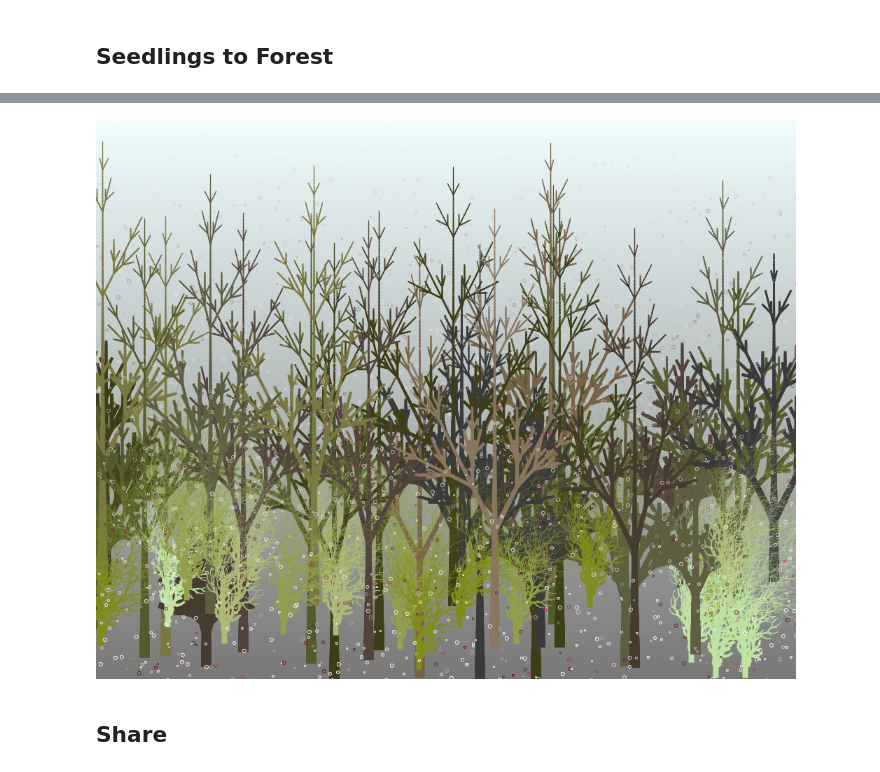
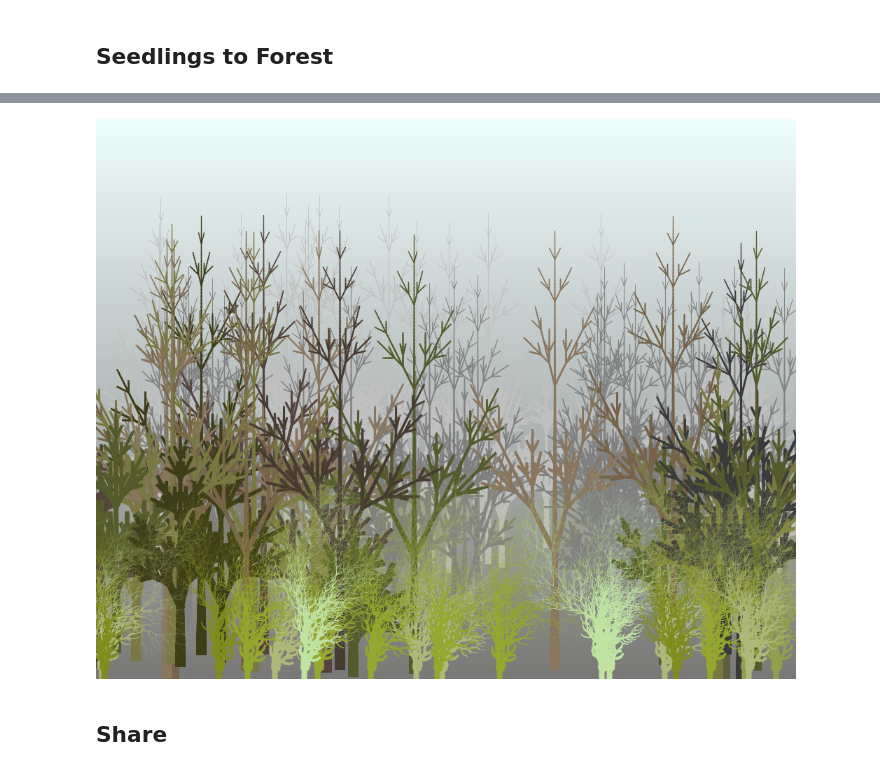
Before and after one commit to maiatoday/ForestWalk, a Jupyter notebook: book/Forest.ipynb, the cells around one changed output, grey strips where cells are left out. Saved outputs shown, nothing was run; the diff lists cells and outputs as text; code cells hidden in the pictures.

Commit message:
fore mod back ground

```diff
--- a/book/Forest.ipynb
+++ b/book/Forest.ipynb
@@ -324,34 +324,39 @@ seedlings
 # %% [output]
 [interactive output not drawn]
 # %%
-import net.maiatoday.forestwalk.lsystem.Seedling
-import net.maiatoday.forestwalk.lsystem.goSquirrel
-import net.maiatoday.forestwalk.tools.*
+// loop through dataframe and draw
+val forestForeground = seedlings.filter { !isTree || Ground.valueOf(ground) == Ground.Fore }.toListOf<Seedling>()
+val forestMiddleground = seedlings.filter { isTree && Ground.valueOf(ground) == Ground.Middle }.toListOf<Seedling>()
+val forestBackground = seedlings.filter { isTree && Ground.valueOf(ground) == Ground.Back }.toListOf<Seedling>()
 
-// loop through dataframe and draw
-val forest = seedlings.toListOf<Seedling>()
 val forestImage = canvas(width, height) { width, height ->
     skyEarth(width, height, springSky, springEarth)
-    for (plant in forest) {
+    for (plant in forestBackground) {
+        goSquirrel(plant)
+    }
+    for (plant in forestMiddleground) {
+        goSquirrel(plant)
+    }
+    for (plant in forestForeground) {
         goSquirrel(plant)
     }
 }
 val forestId = "forestid"
 DISPLAY(forestImage, id = forestId)
-repeat (2) {
-    Thread.sleep(500)
-    val c = canvas(width, height, startImage = forestImage) { width, height ->
-        repeat(2000) {
-            val p = randomOffset(width = width, height = height, startY = 0)
-            val radius = randomRadius(2, 6)
-            color = randomFrom(petalShades, ((p.y / height.toFloat()) * 255).toInt())
-            drawOval(p.x, p.y, radius, radius)
-        }
-    }
-    UPDATE_DISPLAY(c, forestId)
-}
+//repeat (2) {
+//    Thread.sleep(500)
+//    val c = canvas(width, height, startImage = forestImage) { width, height ->
+//        repeat(2000) {
+//            val p = randomOffset(width = width, height = height, startY = 0)
+//            val radius = randomRadius(2, 6)
+//            color = randomFrom(petalShades, ((p.y / height.toFloat()) * 255).toInt())
+//            drawOval(p.x, p.y, radius, radius)
+//        }
+//    }
+//    UPDATE_DISPLAY(c, forestId)
+//}
 # %% [output]
-[figure, old version]
+[figure, new version]
 # %% [markdown]
 
 ## Share
```
Also changed, not shown: parts of 2 cells of this notebook, 3 other files.
